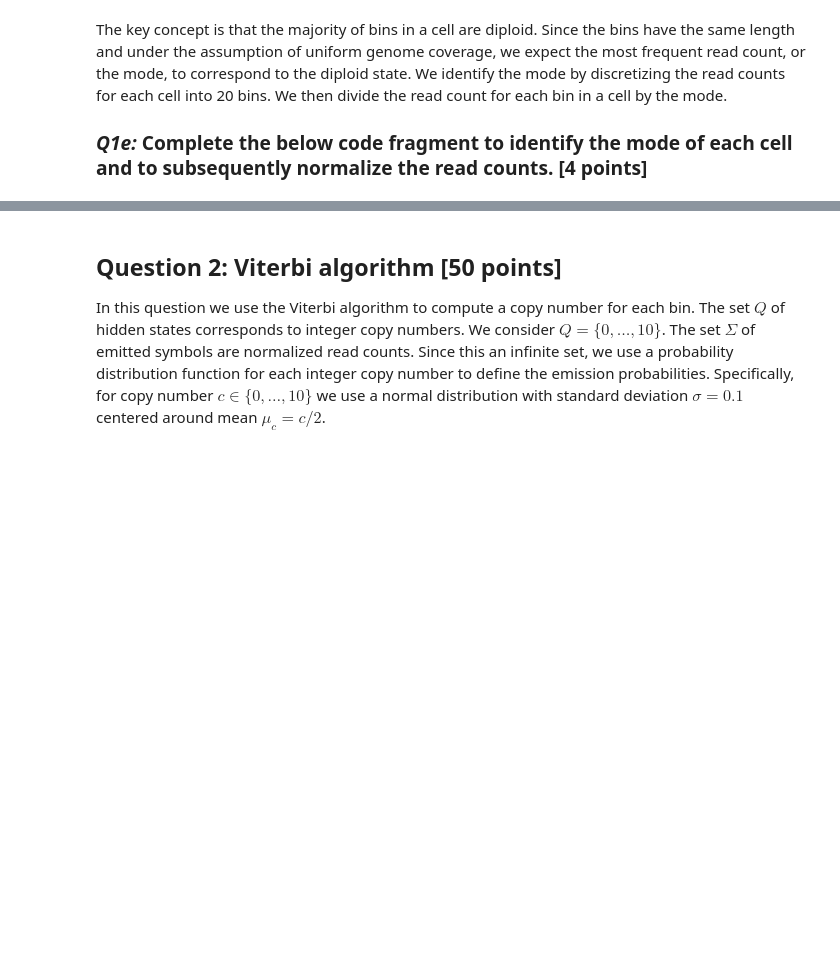
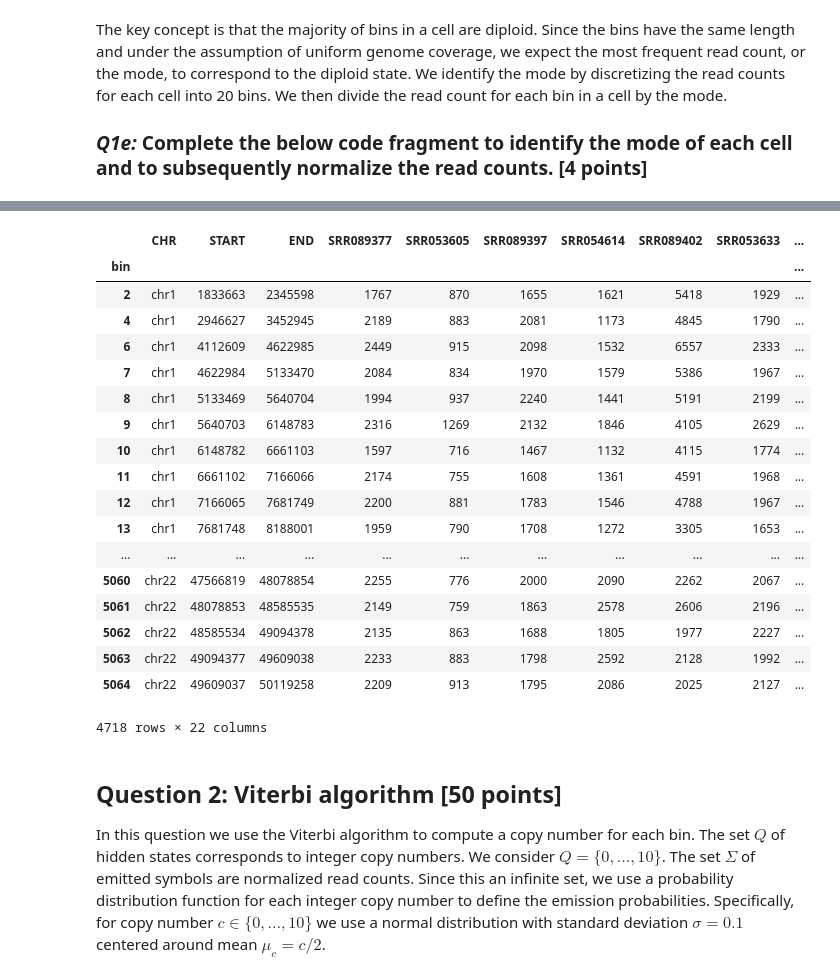
Before and after one commit to EggshellBoom/CS466, a Jupyter notebook: HW/hw4/Tanzhen_Li.ipynb, the cells around one changed output, grey strips where cells are left out. Saved outputs shown, nothing was run; the diff lists cells and outputs as text; code cells hidden in the pictures; blank space fills up the shorter version.

```diff
--- a/HW/hw4/Tanzhen_Li.ipynb
+++ b/HW/hw4/Tanzhen_Li.ipynb
@@ -208,8 +195,29 @@ df2
 4718 rows × 22 columns
 # %%
 # TODO: insert code to divide each read count by the mode of the corresponding cell
-for cell in cells_to_keep:
-    df[cell] = None
+# for cell in cells_to_keep:
+#     df[cell] = None
+df
+# %% [output]
+|  | CHR | START | END | SRR089377 | SRR053605 | SRR089397 | SRR054614 | SRR089402 | SRR053633 | ... |
+| bin |  |  |  |  |  |  |  |  |  | ... |
+| 2 | chr1 | 1833663 | 2345598 | 1767 | 870 | 1655 | 1621 | 5418 | 1929 | ... |
+| 4 | chr1 | 2946627 | 3452945 | 2189 | 883 | 2081 | 1173 | 4845 | 1790 | ... |
+| 6 | chr1 | 4112609 | 4622985 | 2449 | 915 | 2098 | 1532 | 6557 | 2333 | ... |
+| 7 | chr1 | 4622984 | 5133470 | 2084 | 834 | 1970 | 1579 | 5386 | 1967 | ... |
+| 8 | chr1 | 5133469 | 5640704 | 1994 | 937 | 2240 | 1441 | 5191 | 2199 | ... |
+| 9 | chr1 | 5640703 | 6148783 | 2316 | 1269 | 2132 | 1846 | 4105 | 2629 | ... |
+| 10 | chr1 | 6148782 | 6661103 | 1597 | 716 | 1467 | 1132 | 4115 | 1774 | ... |
+| 11 | chr1 | 6661102 | 7166066 | 2174 | 755 | 1608 | 1361 | 4591 | 1968 | ... |
+| 12 | chr1 | 7166065 | 7681749 | 2200 | 881 | 1783 | 1546 | 4788 | 1967 | ... |
+| 13 | chr1 | 7681748 | 8188001 | 1959 | 790 | 1708 | 1272 | 3305 | 1653 | ... |
+| ... | ... | ... | ... | ... | ... | ... | ... | ... | ... | ... |
+| 5060 | chr22 | 47566819 | 48078854 | 2255 | 776 | 2000 | 2090 | 2262 | 2067 | ... |
+| 5061 | chr22 | 48078853 | 48585535 | 2149 | 759 | 1863 | 2578 | 2606 | 2196 | ... |
+| 5062 | chr22 | 48585534 | 49094378 | 2135 | 863 | 1688 | 1805 | 1977 | 2227 | ... |
+| 5063 | chr22 | 49094377 | 49609038 | 2233 | 883 | 1798 | 2592 | 2128 | 1992 | ... |
+| 5064 | chr22 | 49609037 | 50119258 | 2209 | 913 | 1795 | 2086 | 2025 | 2127 | ... |
+4718 rows × 22 columns
 # %%
 # The following commented out code generates data_filtered.tsv, which is part of the zip file of this assignment.
 # If your code is correct the resulting file should be identical to the provided file.
```
Also changed, not shown: parts of 14 cells of this notebook, 5 other files.
